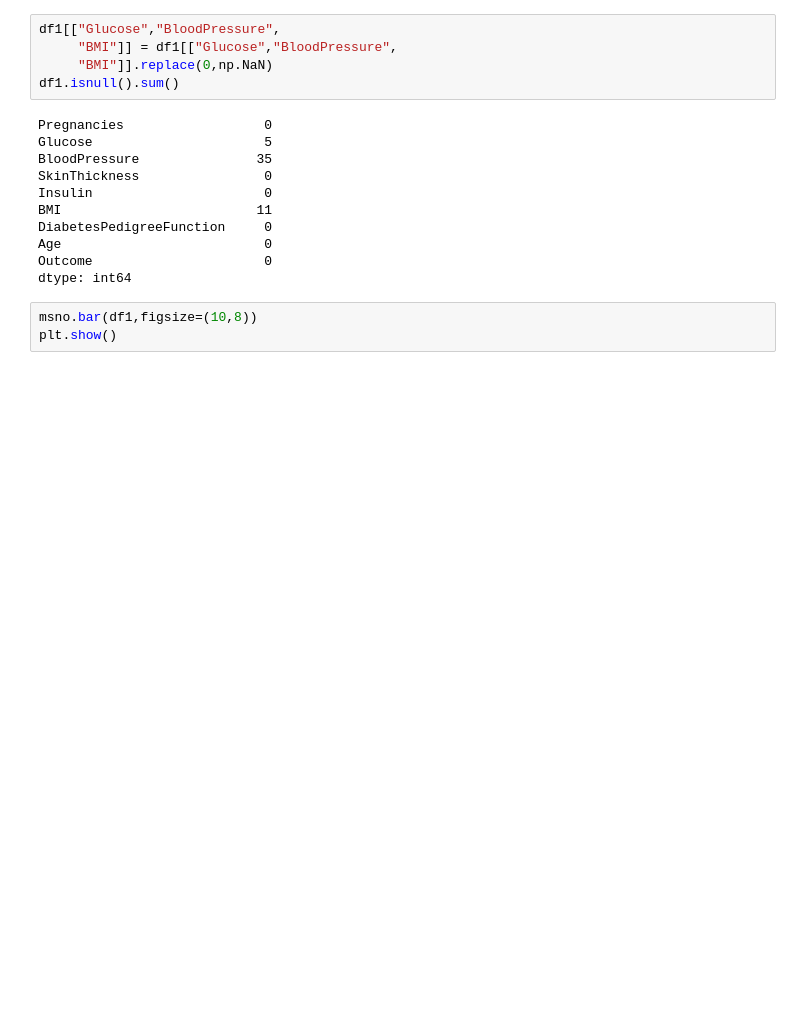
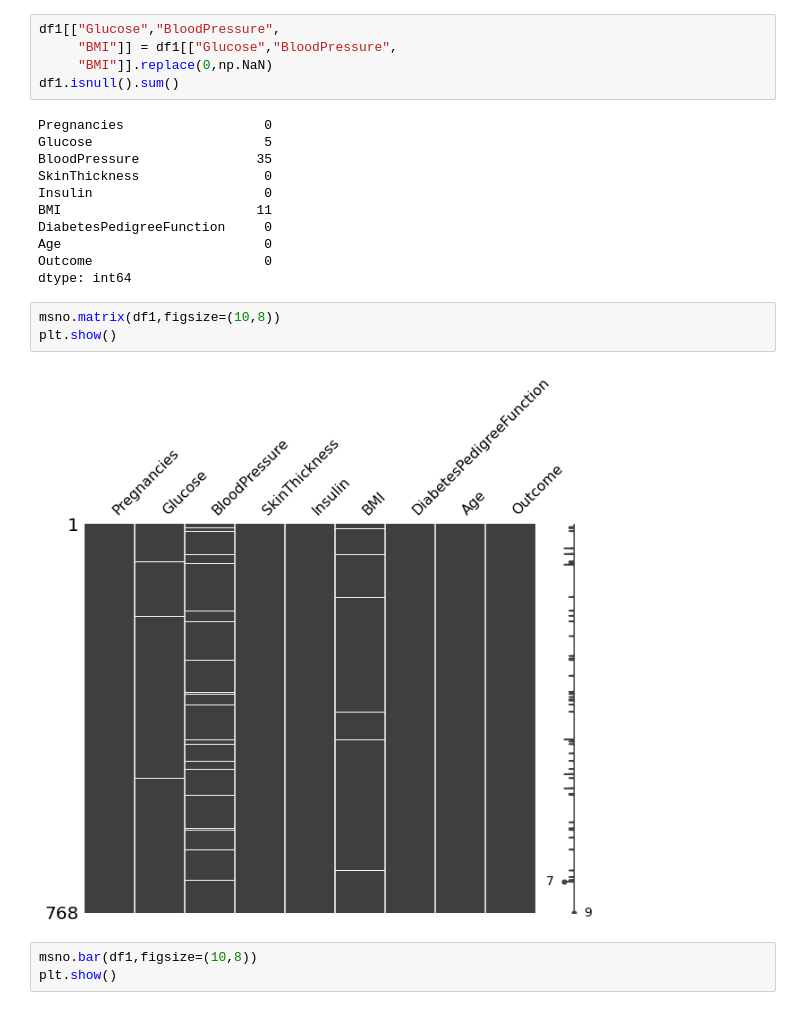
Before and after one commit to BoranOner/Predicting-Diabetes, a Jupyter notebook: SatırEksikDengesiz.ipynb, the cells around one changed output. Saved outputs shown, nothing was run; the diff lists cells and outputs as text; blank space fills up the shorter version.

```diff
--- a/SatırEksikDengesiz.ipynb
+++ b/SatırEksikDengesiz.ipynb
@@ -101,6 +136,11 @@ DiabetesPedigreeFunction     0
 Age                          0
 Outcome                      0
 dtype: int64
+# %%
+msno.matrix(df1,figsize=(10,8))
+plt.show()
+# %% [output]
+[figure, added]
 # %%
 msno.bar(df1,figsize=(10,8))
 plt.show()
```
Also changed, not shown: parts of 125 cells of this notebook.
